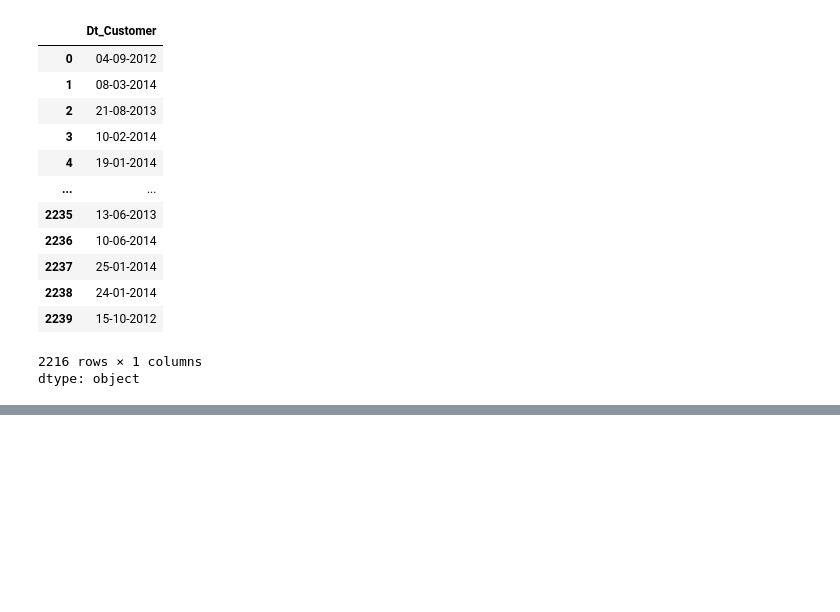
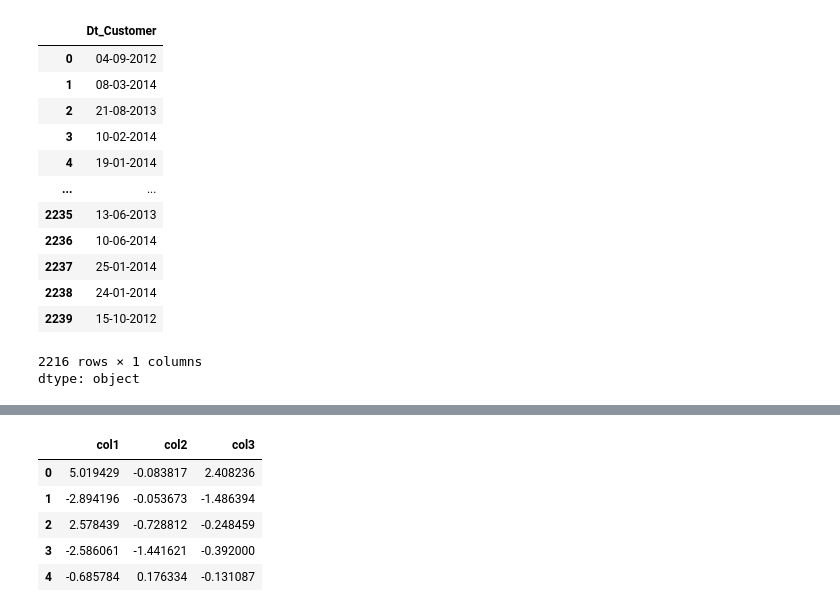
Before and after one commit to DavidSilveraGabriel/Customer-Personality-Analysis, a Jupyter notebook: Customer_analisis.ipynb, the cells around one changed output, grey strips where cells are left out. Drawn from its saved outputs; the diff is of its cells as text; code cells hidden in the pictures; blank space fills up the shorter version.

```diff
--- a/Customer_analisis.ipynb
+++ b/Customer_analisis.ipynb
@@ -162,0 +358,10 @@ See the caveats in the documentation: https://pandas.pydata.org/pandas-docs/stab
+# %%
+# Asumiendo que PCA_ds es un DataFrame de pandas
+PCA_ds.head()
+# %% [output]
+|  | col1 | col2 | col3 |
+| 0 | 5.019429 | -0.083817 | 2.408236 |
+| 1 | -2.894196 | -0.053673 | -1.486394 |
+| 2 | 2.578439 | -0.728812 | -0.248459 |
+| 3 | -2.586061 | -1.441621 | -0.392000 |
+| 4 | -0.685784 | 0.176334 | -0.131087 |
```
Also changed, not shown: parts of 27 cells of this notebook.
